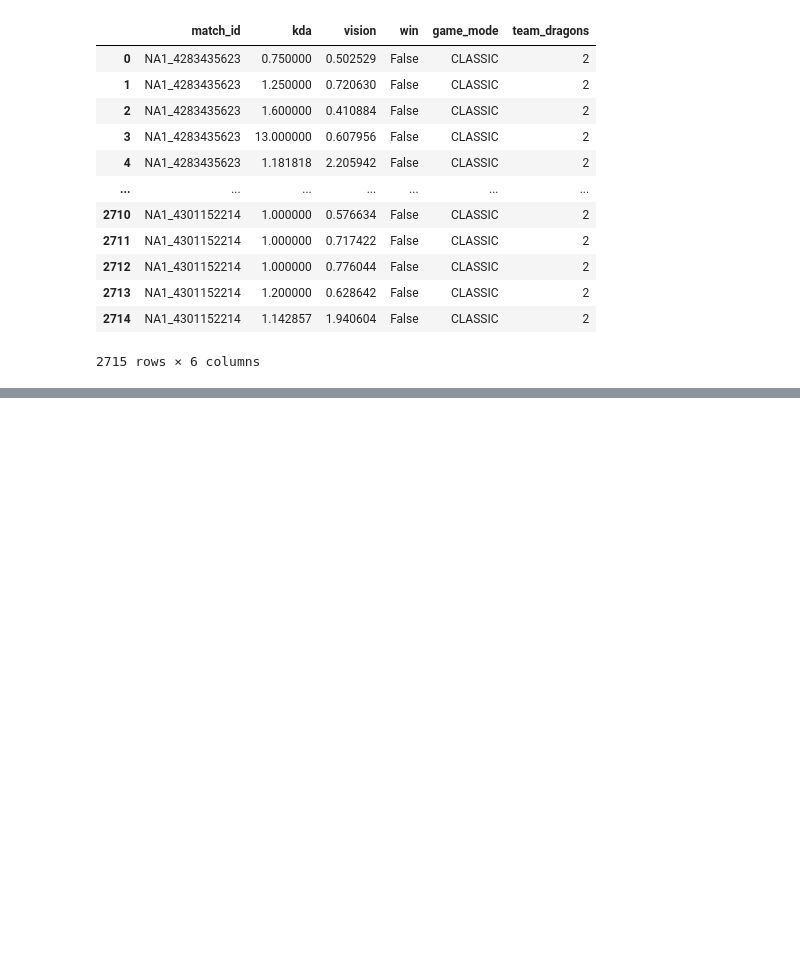
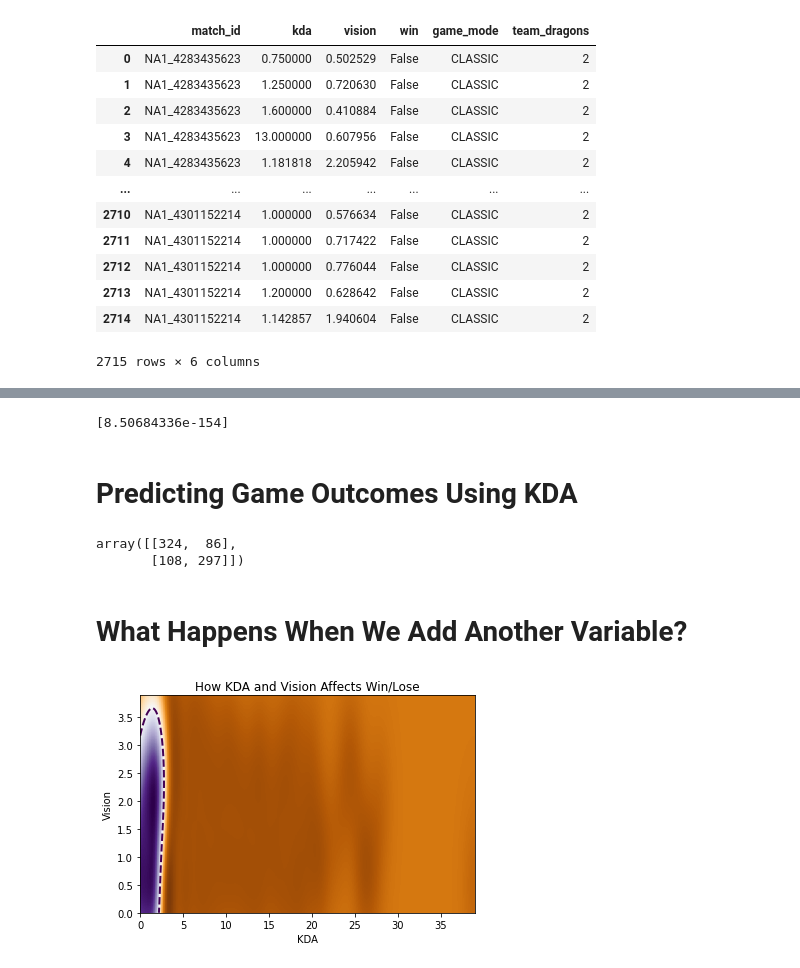
Before and after one commit to dvnmn/320-final-project, a Jupyter notebook: 320_Final_Project.ipynb, the cells around one changed output, grey strips where cells are left out. Saved outputs shown, nothing was run; the diff lists cells and outputs as text; code cells hidden in the pictures; blank space fills up the shorter version.

Commit message:
added more ml with different variables and simple hypothesis testing

```diff
--- a/320_Final_Project.ipynb
+++ b/320_Final_Project.ipynb
@@ -179,3 +185,34 @@ df
+# %%
+hypothesis_df = df[['kda', 'win']].copy()
+hypothesis_df = hypothesis_df.replace({'win' : {False : 0, True : 1} })
+
+kda = [[i] for i in hypothesis_df['kda']]
+p = f_regression(kda, hypothesis_df['win'])
+print(p[1])
+# %% [output]
+[8.50684336e-154]
+# %% [markdown]
+# Predicting Game Outcomes Using KDA
+# %%
+DT_df = df[['kda', 'win']].copy()
+DT_df = DT_df.replace({'win' : {False : 0, True : 1} })
+
+X = DT_df.drop('win', axis=1)
+Y = DT_df['win']
+
+X_train, X_test, y_train, y_test = train_test_split(X, Y, test_size=0.30, random_state=0)
+
+dt = DecisionTreeClassifier()
+dt.fit(X_train, y_train)
+predicted = dt.predict(X_test)
+actual = np.array(y_test)
+predictions = np.array(predicted)
+metrics.confusion_matrix(actual, predictions)
+# %% [output]
+array([[324,  86],
+       [108, 297]])
+# %% [markdown]
+# What Happens When We Add Another Variable?
 # %%
 SVM_df = df[['kda', 'vision', 'win']].copy()
 SVM_df = SVM_df.replace({'win' : {False : 0, True : 1} })
@@ -192,4 +229,25 @@ clf.fit(X_train, y_train)
 
 Z = clf.decision_function(np.c_[xx.ravel(), yy.ravel()])
 Z = Z.reshape(xx.shape)
+# %%
+plt.imshow(
+    Z,
+    interpolation="nearest",
+    extent=(xx.min(), xx.max(), yy.min(), yy.max()),
+    aspect="auto",
+    origin="lower",
+    cmap=plt.cm.PuOr_r,
+)
+contours = plt.contour(xx, yy, Z, levels=[0], linewidths=2, linestyles="dashed")
+
+plt.xticks()
+plt.yticks()
+
+plt.title('How KDA and Vision Affects Win/Lose')
+plt.xlabel('KDA')
+plt.ylabel('Vision')
+plt.axis([0, SVM_df['kda'].max(), 0, SVM_df['vision'].max()])
+plt.show()
+# %% [output]
+[figure, added]
 # %%
```
Also changed, not shown: parts of 8 cells of this notebook.
